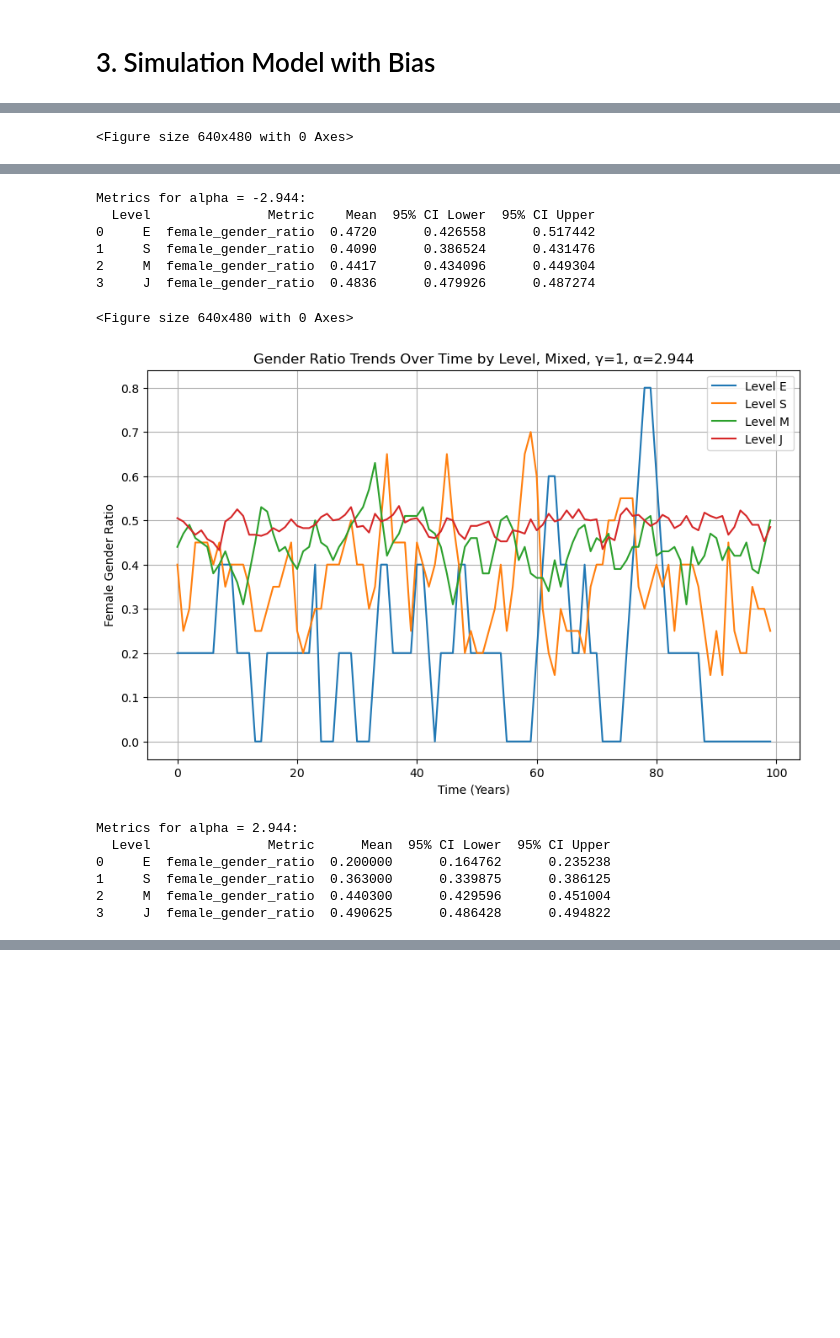
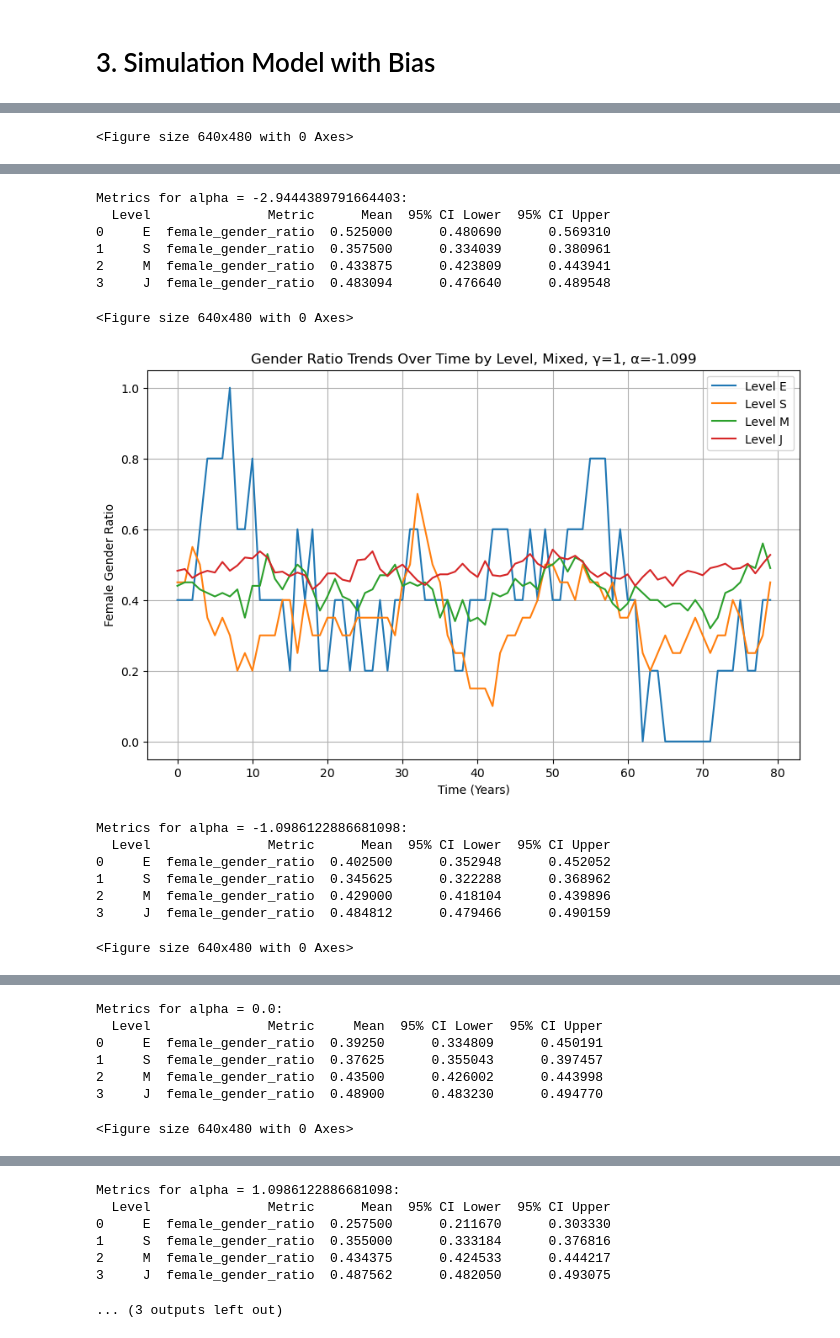
Before and after one commit to ZhaohanXing/ORIE5580SimulationProject, a Jupyter notebook: Demo_v2.ipynb, the cells around one changed output, grey strips where cells are left out. Cells and saved outputs as stored; diff of their text form; code cells hidden in the pictures; blank space fills up the shorter version.

```diff
--- a/Demo_v2.ipynb
+++ b/Demo_v2.ipynb
@@ -403,14 +471,14 @@ In this part, we will promote employees strictly based on seniority without any
 # %%
 # Parameters
 target_employees = {'E': 5, 'S': 20, 'M': 100, 'J': 400}
-lambda_rate_set_user = {'E': 0.2, 'S': 0.25, 'M': 0.33, 'J': 0.5}
-kappa_rate_set_user = {'E': 0.035, 'S': 0.044, 'M': 0.059, 'J': 0.088}
+lambda_rate_set_user = {'E': 1/5, 'S': 1/4, 'M': 1/3, 'J': 1/2}
+kappa_rate_set_user = {'E': 1/(5*0.85) - 1/5, 'S': 1/(4*0.85) - 1/4, 'M': 1/(3*0.85) - 1/3, 'J': 1/(2*0.85) - 1/2}
 gamma = None    # Preference for seniority
 alpha = None    # Bias towards selecting male candidates (can be +/-)
-# Define the duration (in year) to simulate
+# Define the duration (in years) to simulate
 n_years = 100
 # Define the thresholds to calculate the relaxation time
-thresholds = {'E': 0.4, 'S': 0.3, 'M': 0.15, 'J': 0.1}
+thresholds = {'E': 0.4, 'S': 0.3, 'M': 0.15, 'J': 0.05}
 # %% [markdown]
 ## 1.1 Initial States: All Male Employees
 # %%
@@ -504,15 +572,15 @@ Average Relaxation Times: {'E': 16.473684210526315, 'S': 2.943, 'M': 1.174, 'J':
 # %%
 # Parameters
 target_employees = {'E': 5, 'S': 20, 'M': 100, 'J': 400}
-lambda_rate_set_user = {'E': 0.9, 'S': 0.8, 'M': 0.7, 'J': 0.6}
-kappa_rate_set_user = {'E': 0.05, 'S': 0.05, 'M': 0.05, 'J': 0.05}
+lambda_rate_set_user = {'E': 1/5, 'S': 1/4, 'M': 1/3, 'J': 1/2}
+kappa_rate_set_user = {'E': 1/(5*0.85) - 1/5, 'S': 1/(4*0.85) - 1/4, 'M': 1/(3*0.85) - 1/3, 'J': 1/(2*0.85) - 1/2}
 gamma = None    # Preference for seniority
 alpha = None    # Bias towards selecting male candidates (can be +/-)
 
 # Parameters for the simulation
 n_simulations = 100
-tau_R = 25
-# tau_R = 5 * max([value for value in tau_R_mixed.values() if value is not None])
+# Calculate the maximum of tau to ensure that the model approaches steady state
+tau_R = 5 * math.ceil(max([value for value in average_tau_R.values() if value is not None]))
 # %%
 simulation_runner = SimulationRunner(Company_All, target_employees, lambda_rate_set_user, kappa_rate_set_user, gamma, alpha, 'Mixed')
 all_simulation_data = simulation_runner.run_multiple_simulations(n_simulations, tau_R, bias=None)
@@ -537,18 +606,26 @@ In this part, the three seniormost candidates at each level are chosen for promo
 # %%
 # Parameters
 target_employees = {'E': 5, 'S': 20, 'M': 100, 'J': 400}
-lambda_rate_set_user = {'E': 0.2, 'S': 0.25, 'M': 0.33, 'J': 0.5}
-kappa_rate_set_user = {'E': 0.035, 'S': 0.044, 'M': 0.059, 'J': 0.088}
+lambda_rate_set_user = {'E': 1/5, 'S': 1/4, 'M': 1/3, 'J': 1/2}
+kappa_rate_set_user = {'E': 1/(5*0.85) - 1/5, 'S': 1/(4*0.85) - 1/4, 'M': 1/(3*0.85) - 1/3, 'J': 1/(2*0.85) - 1/2}
 gamma = 1    # Preference for seniority
-alpha_values = [-2.944, 2.944]    # Bias towards selecting male candidates (can be +/-)
+bias_levels = [0.05, 0.25, 0.50, 0.75, 0.95]
+alpha_values = [np.log(bias / (1 - bias)) for bias in bias_levels]    # Bias towards selecting male candidates (can be +/-)
 # Define the duration (in years) to simulate
-n_years = 100
+n_years = tau_R
 levels = ['E', 'S', 'M', 'J']
 # %%
+average_ratios = {level: {alpha: None for alpha in alpha_values} for level in levels}
+average_ratios_last_4_tau = {level: {alpha: None for alpha in alpha_values} for level in levels}
 for alpha in alpha_values:
-    np.random.seed(12)
+    np.random.seed(1)
     company_with_bias = Company_All(target_employees, lambda_rate_set_user, kappa_rate_set_user, gamma, alpha, 'Mixed')
     gender_ratios, metrics = company_with_bias.run_simulation(duration=n_years, bias=True)
+    for level in levels:
+        average_ratios[level][alpha] = np.mean(gender_ratios[level])
+
+        start_index = int(n_years / 4)
+        average_ratios_last_4_tau[level][alpha] = np.mean(gender_ratios[level][start_index:])
 
     # Plot the results for each alpha
     plt.figure()
@@ -563,14 +640,15 @@ for alpha in alpha_values:
-Metrics for alpha = -2.944:
-  Level               Metric    Mean  95% CI Lower  95% CI Upper
-0     E  female_gender_ratio  0.4720      0.426558      0.517442
-1     S  female_gender_ratio  0.4090      0.386524      0.431476
-2     M  female_gender_ratio  0.4417      0.434096      0.449304
-3     J  female_gender_ratio  0.4836      0.479926      0.487274
+Metrics for alpha = -2.9444389791664403:
+  Level               Metric      Mean  95% CI Lower  95% CI Upper
+0     E  female_gender_ratio  0.525000      0.480690      0.569310
+1     S  female_gender_ratio  0.357500      0.334039      0.380961
+2     M  female_gender_ratio  0.433875      0.423809      0.443941
+3     J  female_gender_ratio  0.483094      0.476640      0.489548
 <Figure size 640x480 with 0 Axes>
-[figure, old version]
+[figure, new version]
-Metrics for alpha = 2.944:
+Metrics for alpha = -1.0986122886681098:
   Level               Metric      Mean  95% CI Lower  95% CI Upper
-0     E  female_gender_ratio  0.200000      0.164762      0.235238
-1     S  female_gender_ratio  0.363000      0.339875      0.386125
-2     M  female_gender_ratio  0.440300      0.429596      0.451004
-3     J  female_gender_ratio  0.490625      0.486428      0.494822
+0     E  female_gender_ratio  0.402500      0.352948      0.452052
+1     S  female_gender_ratio  0.345625      0.322288      0.368962
+2     M  female_gender_ratio  0.429000      0.418104      0.439896
+3     J  female_gender_ratio  0.484812      0.479466      0.490159
+<Figure size 640x480 with 0 Axes>
@@ -576,0 +656,7 @@ Metrics for alpha = 2.944:
+Metrics for alpha = 0.0:
+  Level               Metric     Mean  95% CI Lower  95% CI Upper
+0     E  female_gender_ratio  0.39250      0.334809      0.450191
+1     S  female_gender_ratio  0.37625      0.355043      0.397457
+2     M  female_gender_ratio  0.43500      0.426002      0.443998
+3     J  female_gender_ratio  0.48900      0.483230      0.494770
+<Figure size 640x480 with 0 Axes>
@@ -577 +664,8 @@ Metrics for alpha = 2.944:
+Metrics for alpha = 1.0986122886681098:
+  Level               Metric      Mean  95% CI Lower  95% CI Upper
+0     E  female_gender_ratio  0.257500      0.211670      0.303330
+1     S  female_gender_ratio  0.355000      0.333184      0.376816
+2     M  female_gender_ratio  0.434375      0.424533      0.444217
+3     J  female_gender_ratio  0.487562      0.482050      0.493075
+... (3 outputs left out)
 # %%
```
Also changed, not shown: parts of 15 cells of this notebook.
